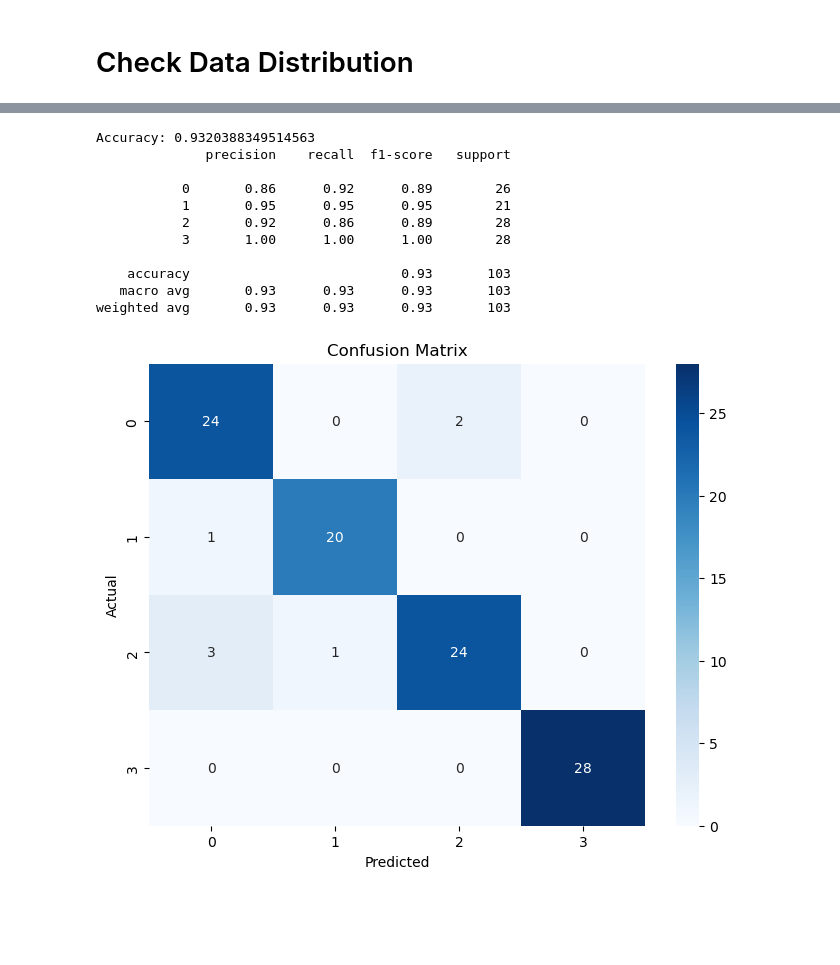
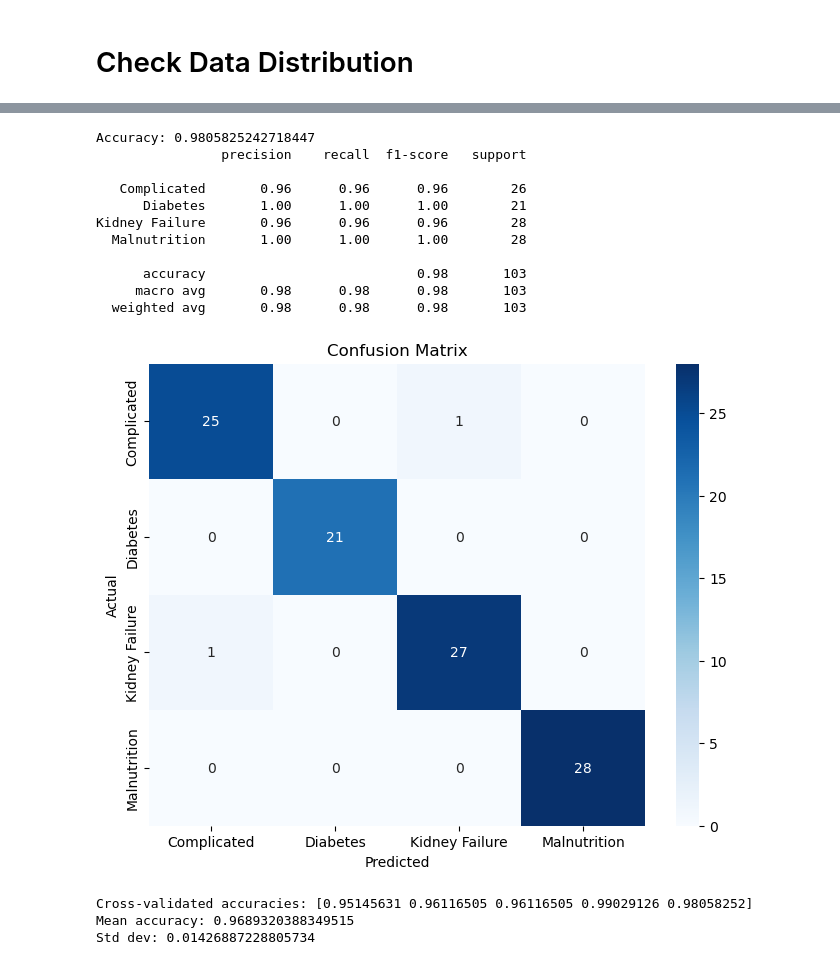
Before and after one commit to retnoanggraeni2129/classification_of_health_risks_caused_by_fast_food, a Jupyter notebook: fast_food_classification.ipynb, the cells around one changed output, grey strips where cells are left out. Saved outputs shown, nothing was run; the diff lists cells and outputs as text; code cells hidden in the pictures; blank space fills up the shorter version.

Commit message:
Add files via upload
Fixed the process. The previous process was carried out without using a pipeline and did not go through feature selection that properly considered the EDA results.

```diff
--- a/fast_food_classification.ipynb
+++ b/fast_food_classification.ipynb
@@ -313,0 +349,3 @@ dtype: float64
+# %%
+num_cols = X.select_dtypes(include='number').columns
+cat_cols = X.select_dtypes(include='object').columns
@@ -382,11 +398,15 @@ feature_comprehen = hstack([vektor, numeric_col])
-# %%
-from sklearn.model_selection import train_test_split
-from sklearn.ensemble import RandomForestClassifier
-from sklearn.metrics import accuracy_score, classification_report
-
-# Split data into training and testing sets
-X_train, X_test, y_train, y_test = train_test_split(feature_comprehen, dfm['health_risk'], test_size=0.2, random_state=42)
 # %%
-# Machine learning model for classification
-model = RandomForestClassifier(random_state=42)
-model.fit(X_train, y_train)
+from sklearn.metrics import accuracy_score, classification_report
+from sklearn.ensemble import RandomForestClassifier
+
+model = RandomForestClassifier(
+    n_estimators=300,
+    max_depth=None,
+    random_state=42,
+    class_weight='balanced'
+)
+
+# Full Pipeline
+clf = Pipeline(steps=[('preprocessor', preprocessor),
+                    ('model', model)
+                   ])
@@ -395,3 +435,6 @@ RandomForestClassifier(random_state=42)
 # %%
-# Predictions on the test set
-y_pred = model.predict(X_test)
+# Training Model
+clf.fit(X_train, y_train)
+
+# Model Evaluation
+y_pred = clf.predict(X_val)
@@ -404,34 +441,48 @@ with open('model_klasifikasi_makanan.pkl', 'wb') as file:
 # %%
-# Evaluasi model
-accuracy = accuracy_score(y_test, y_pred)
+from sklearn.metrics import accuracy_score, classification_report
+
+# Model Evaluation
+accuracy = accuracy_score(y_val, y_pred)
 print("Accuracy:", accuracy)
-print(classification_report(y_test, y_pred))
+print(classification_report(y_val, y_pred))
 # %% [output]
-Accuracy: 0.9320388349514563
-              precision    recall  f1-score   support
+Accuracy: 0.9805825242718447
+                precision    recall  f1-score   support
 
-           0       0.86      0.92      0.89        26
-           1       0.95      0.95      0.95        21
-           2       0.92      0.86      0.89        28
-           3       1.00      1.00      1.00        28
+   Complicated       0.96      0.96      0.96        26
+      Diabetes       1.00      1.00      1.00        21
+Kidney Failure       0.96      0.96      0.96        28
+  Malnutrition       1.00      1.00      1.00        28
 
-    accuracy                           0.93       103
-   macro avg       0.93      0.93      0.93       103
-weighted avg       0.93      0.93      0.93       103
+      accuracy                           0.98       103
+     macro avg       0.98      0.98      0.98       103
+  weighted avg       0.98      0.98      0.98       103
 # %%
 import seaborn as sns
 import matplotlib.pyplot as plt
 from sklearn.metrics import confusion_matrix, classification_report
 
 # Create confusion matrix
-cm = confusion_matrix(y_test, y_pred)
+cm = confusion_matrix(y_val, y_pred)
 
 # Visualisasi confusion matrix
 plt.figure(figsize=(8, 6))
 sns.heatmap(cm, annot=True, fmt='d', cmap='Blues', xticklabels=model.classes_, yticklabels=model.classes_)
 plt.xlabel('Predicted')
 plt.ylabel('Actual')
 plt.title('Confusion Matrix')
 plt.show()
 # %% [output]
-[figure, old version]
+[figure, new version]
+# %%
+from sklearn.model_selection import cross_val_score
+
+# Stratified K-Fold 5-fold secara default di cross_val_score untuk klasifikasi
+scores = cross_val_score(clf, X, y, cv=5, scoring='accuracy', n_jobs=-1)
+print("Cross-validated accuracies:", scores)
+print("Mean accuracy:", scores.mean())
+print("Std dev:", scores.std())
+# %% [output]
+Cross-validated accuracies: [0.95145631 0.96116505 0.96116505 0.99029126 0.98058252]
+Mean accuracy: 0.9689320388349515
+Std dev: 0.01426887228805734
```
Also changed, not shown: parts of 45 cells of this notebook.
